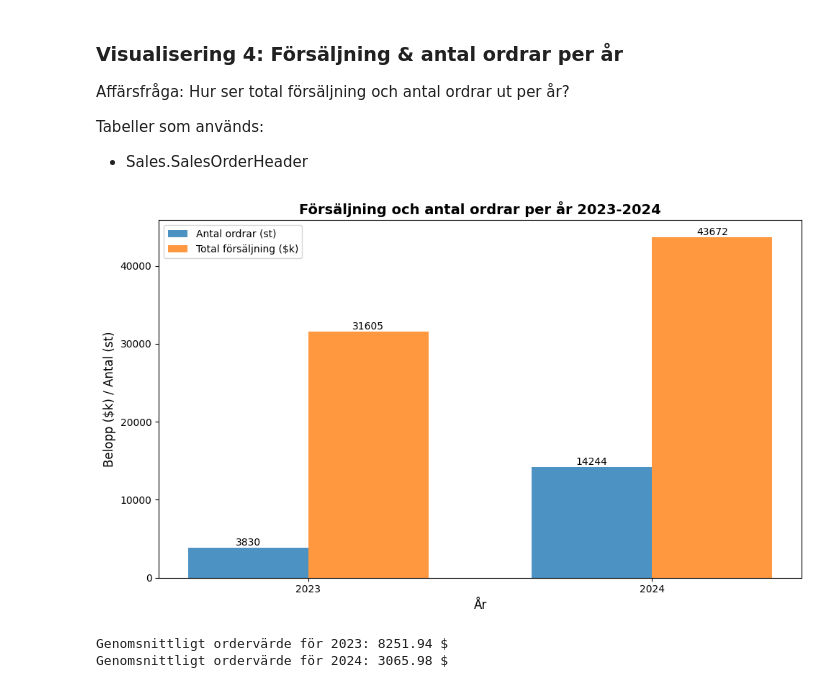
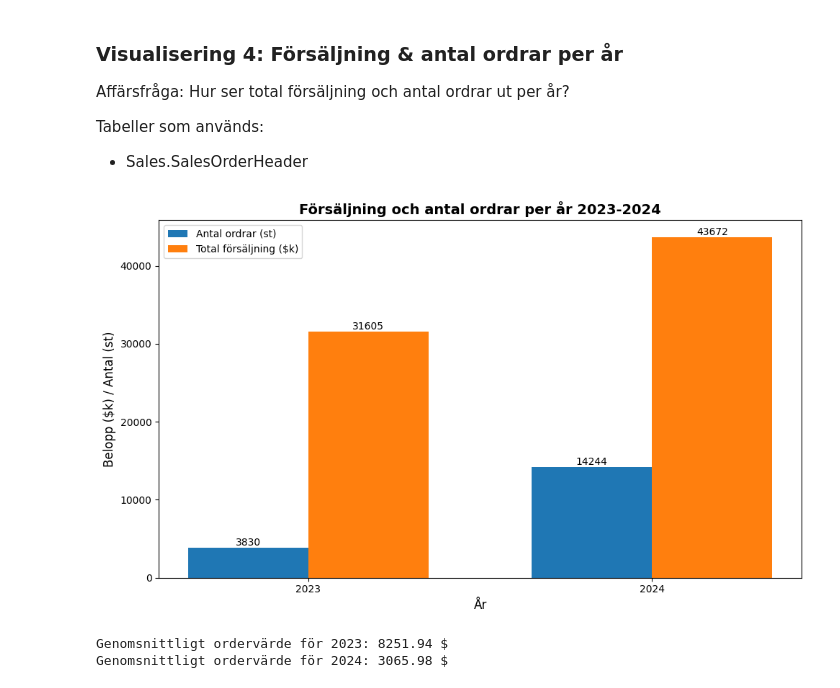
Before and after one commit to josefinoleryd/AdventureWorks_Sales_analysis, a Jupyter notebook: Rapport.ipynb, the cells around one changed output. Saved outputs shown, nothing was run; the diff lists cells and outputs as text; code cells hidden in the pictures.

```diff
--- a/Rapport.ipynb
+++ b/Rapport.ipynb
@@ -442,38 +442,36 @@ bars_orders = ax.bar(
     df_vis4["OrderCount"],
     width,
     label="Antal ordrar (st)",
-    alpha=0.8
 )
 
 bars_revenue = ax.bar(
     x + width / 2,
     df_vis4["TotalRevenue"] / 1_000,
     width,
     label="Total försäljning ($k)",
-    alpha=0.8
 )
 
 for bars in [bars_orders, bars_revenue]:
     for bar in bars:
         height = bar.get_height()
         ax.text(
             bar.get_x() + bar.get_width() / 2,
             height,
             f"{height:.0f}",
             ha="center",
             va="bottom"
         )
 
 ax.set_xticks(x)
 ax.set_xticklabels(df_vis4["OrderYear"])
 ax.set_xlabel("År", fontsize=12)
 ax.set_ylabel("Belopp ($k) / Antal (st)", fontsize=12)
 ax.set_title("Försäljning och antal ordrar per år 2023-2024", fontsize=14, fontweight="bold")
 ax.legend()
 
 plt.tight_layout()
 # %% [output]
-[figure, old version]
+[figure, new version]
 # %%
 df_vis4["AOV"] = df_vis4["TotalRevenue"] / df_vis4["OrderCount"]
 
```
Also changed, not shown: parts of 1 cell of this notebook.
